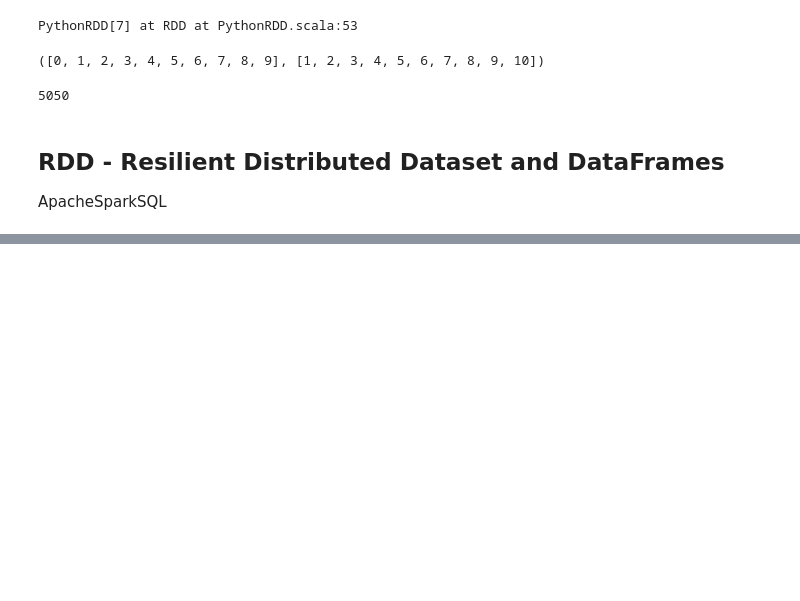
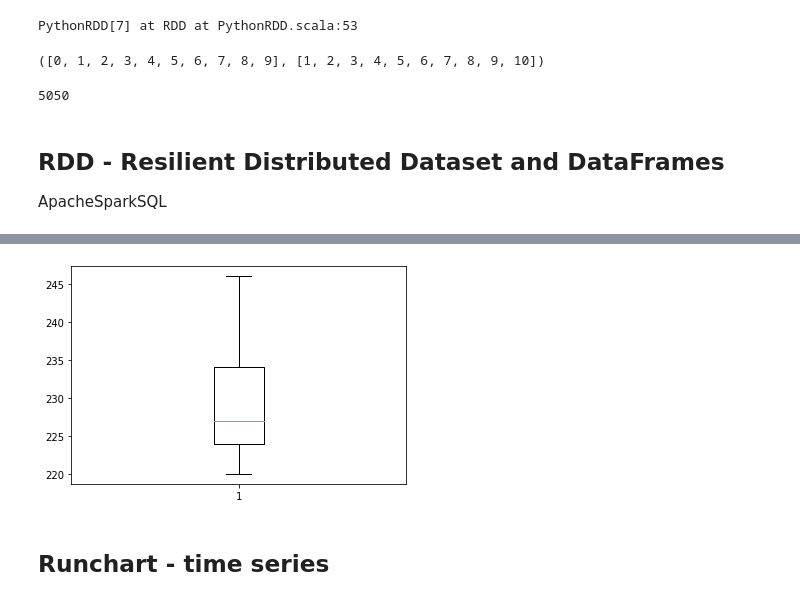
Before and after one commit to ivan-fernandes/IBM, a Jupyter notebook: Notes.ipynb, the cells around one changed output, grey strips where cells are left out. Saved outputs shown, nothing was run; the diff lists cells and outputs as text; code cells hidden in the pictures; blank space fills up the shorter version.

```diff
--- a/Notes.ipynb
+++ b/Notes.ipynb
@@ -170,0 +190,7 @@ To adjust logging level use sc.setLogLevel(newLevel). For SparkR, use setLogLeve
+# %%
+voltage = spark.sql("SELECT voltage from washing where voltage is not null")
+# voltage.collect() # this is encapsulated as a wrong data type for python and for visualization. Do it as follow:
+voltage.rdd.map(lambda row: row.voltage).collect()
+# sampling.. not necessary now, but might be necessary for some big data
+voltage_array = voltage.rdd.map(lambda row: row.voltage).sample(False, 0.10).collect()
+voltage_array
@@ -170,0 +215,8 @@ To adjust logging level use sc.setLogLevel(newLevel). For SparkR, use setLogLeve
+# %%
+import matplotlib.pyplot as plt
+plt.boxplot(voltage_array)
+plt.show()
+# %% [output]
+[figure, added]
+# %% [markdown]
+## Runchart - time series
```
Also changed, not shown: parts of 28 cells of this notebook.
